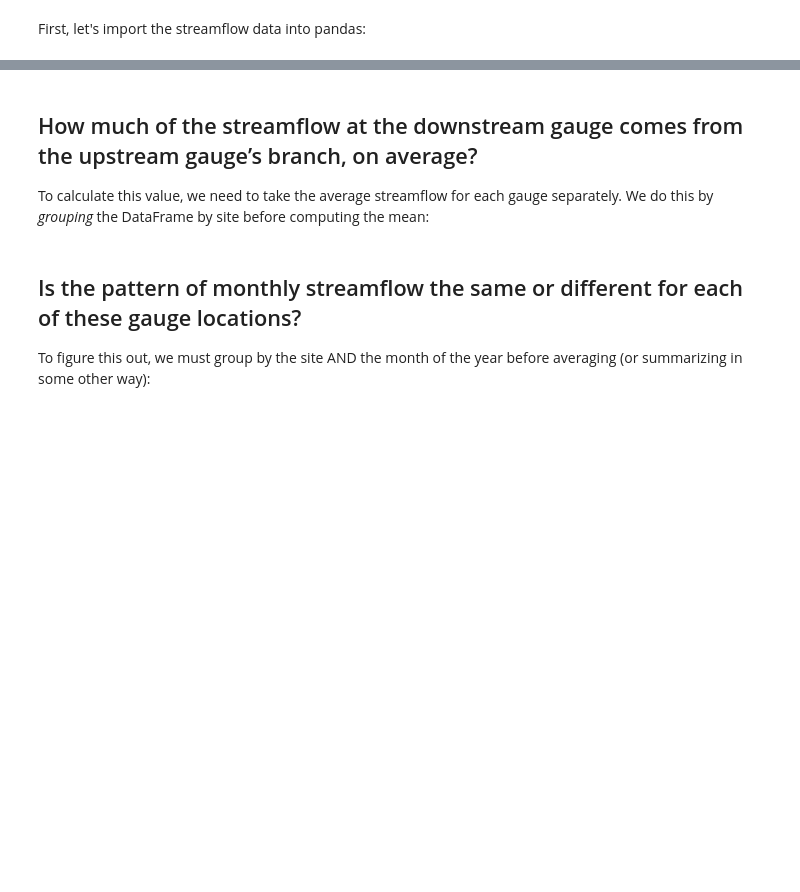
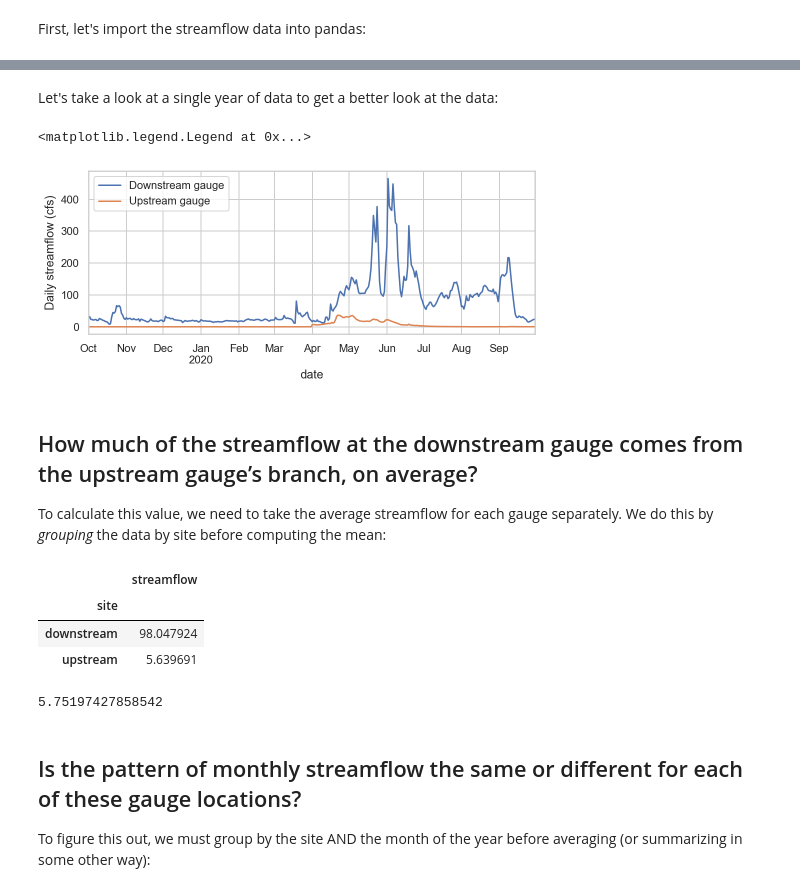
Before and after one commit to eculler/grouping-and-aggregating, a Jupyter notebook: grouping_and_aggregating_demo_answerkey.ipynb, the cells around one changed output, grey strips where cells are left out. Saved outputs shown, nothing was run; the diff lists cells and outputs as text; code cells hidden in the pictures; blank space fills up the shorter version.

```diff
--- a/grouping_and_aggregating_demo_answerkey.ipynb
+++ b/grouping_and_aggregating_demo_answerkey.ipynb
@@ -44,10 +80,37 @@ streamflow_df.date.dt.month.describe(percentiles = [])
+# %% [markdown]
+Let's take a look at a single year of data to get a better look at the data:
+# %%
+# Plot WY2020 (Oct 2019-Sept 2020) data only
+ax = streamflow_df.loc[
+    streamflow_df.index.get_level_values('date') >= '2019-10-01'
+    ].unstack('site').plot(figsize = [8, 3])
+
+# Better plot labels
+ax.set_ylabel('Daily streamflow (cfs)')
+ax.legend(labels = ('Downstream gauge', 'Upstream gauge'))
+# %% [output]
+<matplotlib.legend.Legend at 0x...>
+[figure, added]
 # %% [markdown]
 ## How much of the streamflow at the downstream gauge comes from the upstream gauge’s branch, on average?
 
-To calculate this value, we need to take the average streamflow for each gauge separately. We do this by *grouping* the DataFrame by site before computing the mean:
+To calculate this value, we need to take the average streamflow for each gauge separately. We do this by *grouping* the data by site before computing the mean:
 # %%
 # Take the mean for each site separately
-streamflow_df.groupby('site').agg('mean')
+mean_streamflow = streamflow_df.groupby('site').agg('mean')
+
+mean_streamflow
+# %% [output]
+|  | streamflow |
+| site |  |
+| downstream | 98.047924 |
+| upstream | 5.639691 |
+# %%
+# Compute the percentage
+(mean_streamflow.loc['upstream'].streamflow /
+    mean_streamflow.loc['downstream'].streamflow) * 100
+# %% [output]
+5.75197427858542
 # %% [markdown]
 ## Is the pattern of monthly streamflow the same or different for each of these gauge locations?
 
```
Also changed, not shown: parts of 24 cells of this notebook, 6 other files.
